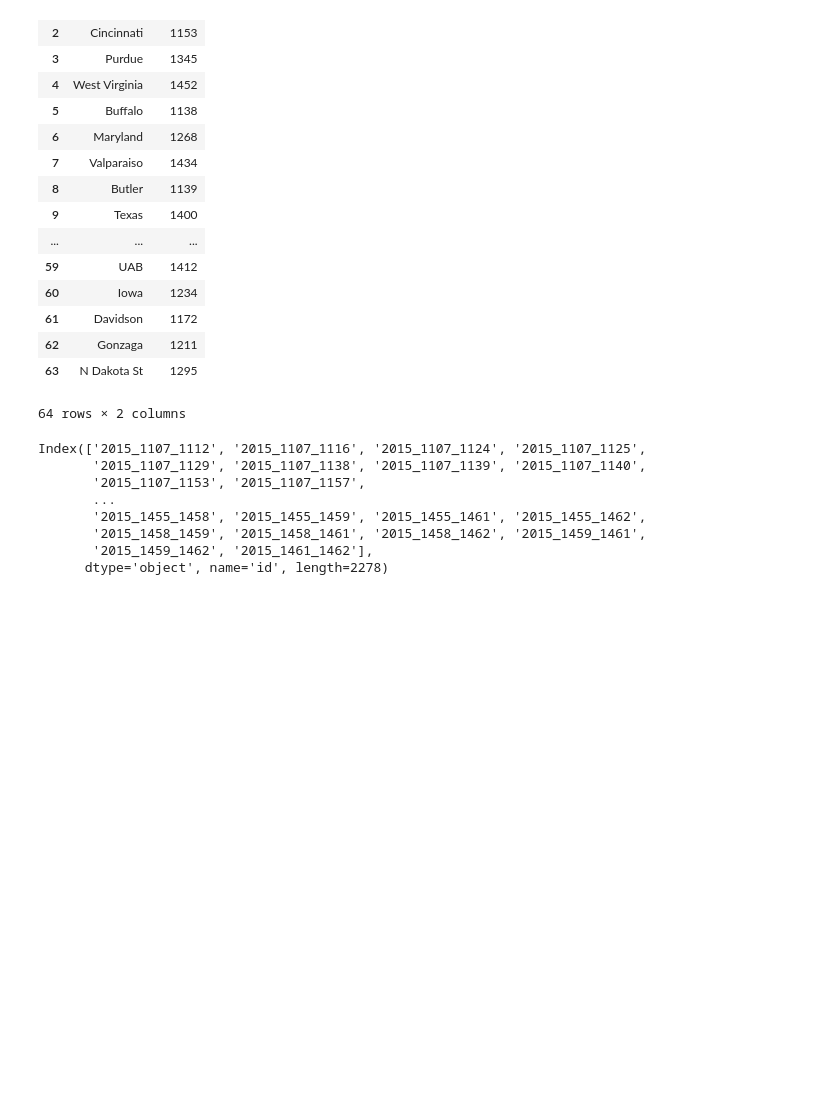
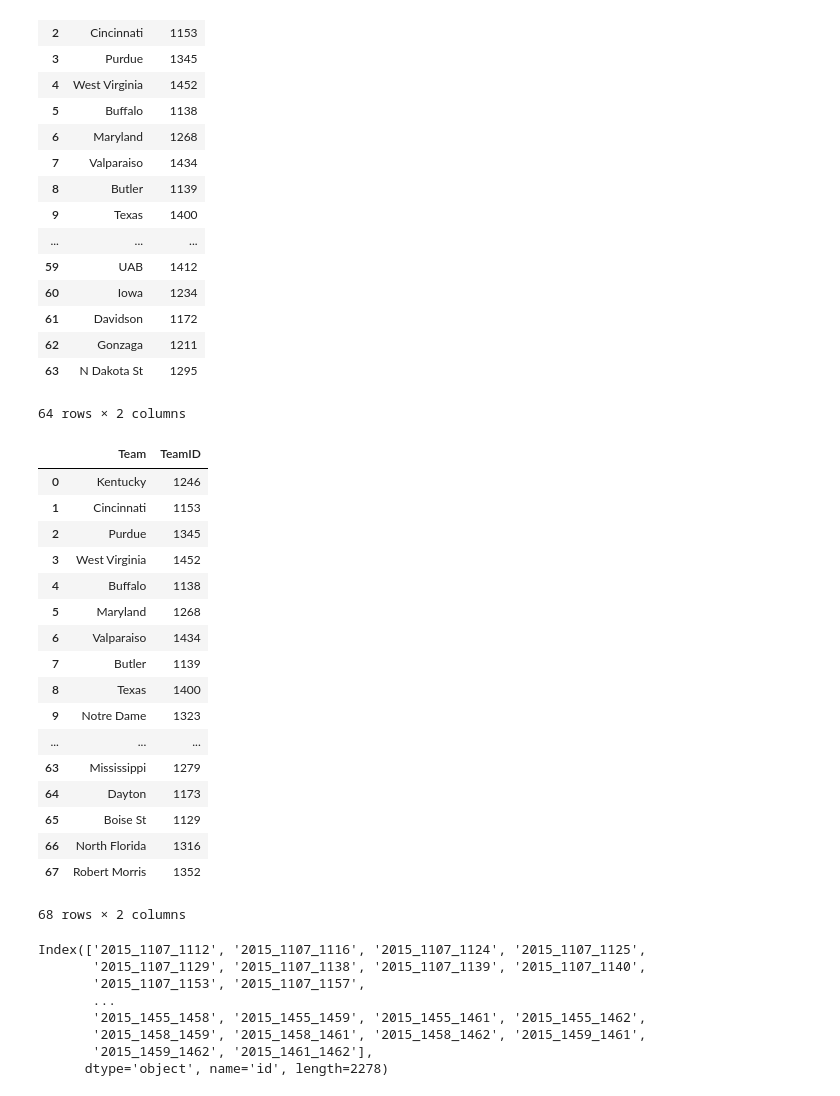
Before and after one commit to dtamayo/NCAAbasketball, a Jupyter notebook: 2019/GenIDs.ipynb, the cells around one changed output. Cells and saved outputs as stored; diff of their text form; code cells hidden in the pictures; blank space fills up the shorter version.

```diff
--- a/2019/GenIDs.ipynb
+++ b/2019/GenIDs.ipynb
@@ -88,3 +110,24 @@ teams15 = pd.concat([regs15, playins15])
 teams15 = teams15[np.array(['Playin' not in name for name in teams15['Team']])]
 teams15 = teams15.reset_index(drop=True)
 teams15.to_csv('data/2015Teams.csv', encoding='ascii')
+# %%
+teams15
+# %% [output]
+|  | Team | TeamID |
+| 0 | Kentucky | 1246 |
+| 1 | Cincinnati | 1153 |
+| 2 | Purdue | 1345 |
+| 3 | West Virginia | 1452 |
+| 4 | Buffalo | 1138 |
+| 5 | Maryland | 1268 |
+| 6 | Valparaiso | 1434 |
+| 7 | Butler | 1139 |
+| 8 | Texas | 1400 |
+| 9 | Notre Dame | 1323 |
+| ... | ... | ... |
+| 63 | Mississippi | 1279 |
+| 64 | Dayton | 1173 |
+| 65 | Boise St | 1129 |
+| 66 | North Florida | 1316 |
+| 67 | Robert Morris | 1352 |
+68 rows × 2 columns
```
Also changed, not shown: parts of 19 cells of this notebook, 1 other file.
